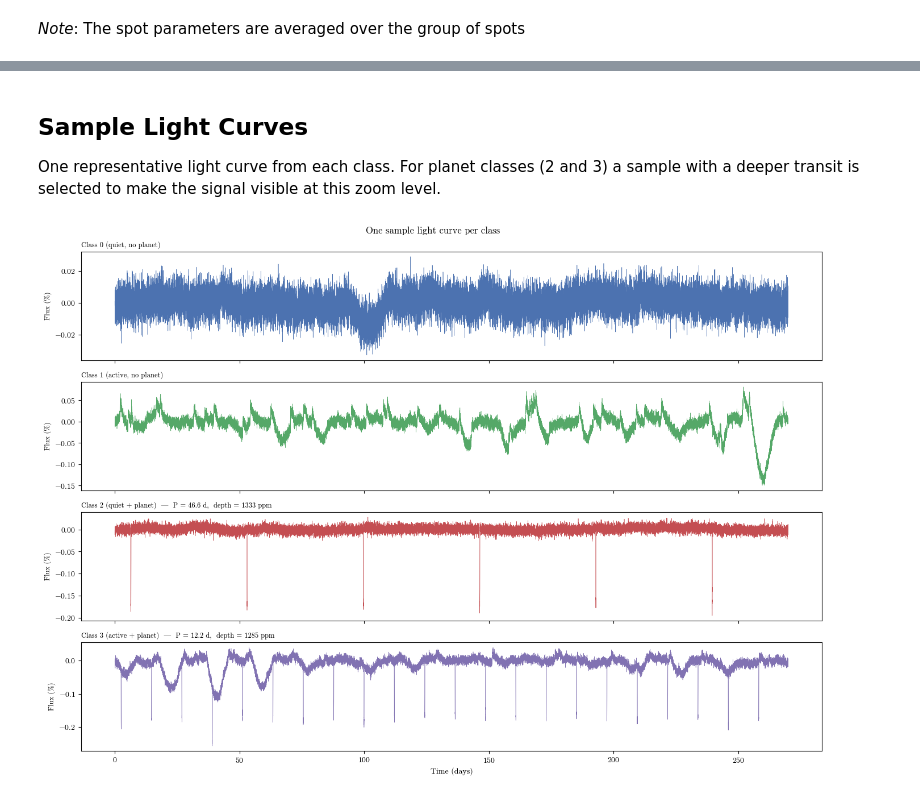
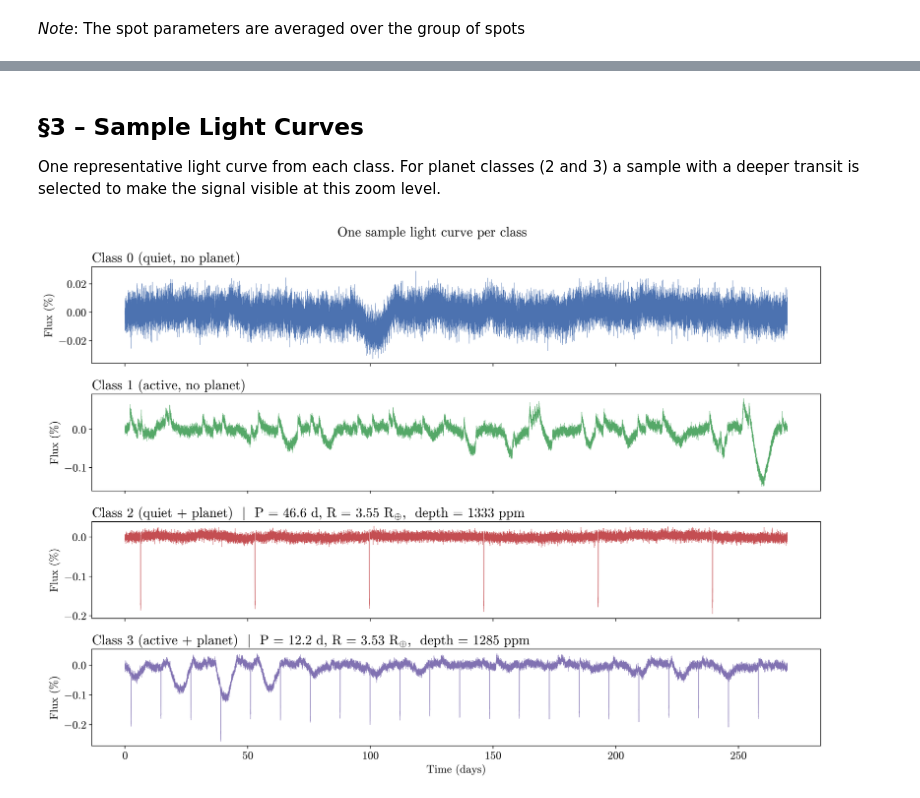
Before and after one commit to IsaacLP/Computational-Astrobiology, a Jupyter notebook: project/notebooks/phase2_simulation_pipeline.ipynb, the cells around one changed output, grey strips where cells are left out. Saved outputs shown, nothing was run; the diff lists cells and outputs as text; code cells hidden in the pictures.

```diff
--- a/project/notebooks/phase2_simulation_pipeline.ipynb
+++ b/project/notebooks/phase2_simulation_pipeline.ipynb
@@ -52,6 +56,7 @@ import matplotlib.ticker as mticker
 from matplotlib.patches import Rectangle
 
 plt.style.use("seaborn-v0_8-deep")
+plt.rcParams.update({"figure.dpi":300,"font.size":14})
 
 # Resolve project root so we can import simulation utilities and access the grid
 PROJECT = Path().resolve().parent
@@ -317,37 +321,3 @@ plt.show()
 | Orbital angle [°] | uniform | 0–360 |
 
 The log-uniform draws reflect roughly flat occurrence rates in log-period and log-radius; the 3–50 d window ensures at least ~5 transits in the 270-day baseline. The semi-major axis is computed from Kepler's 3rd law using the stellar mass recovered from the CESAM2K grid. Transit depth is likewise computed using the grid stellar radius and stored in `metadata.csv`.
-# %%
-# Planet parameters — classes 2 (quiet + planet) vs 3 (active + planet)
-planet_meta = meta[meta["label"].isin([2, 3])].copy()
-
-planet_params = [
-    ("planet_period_days",  "Orbital period (d)",          True),
-    ("planet_radius_earth", r"Planet radius (R$_\oplus$)", True),
-    ("transit_depth_ppm",   "Transit depth (ppm)",         True),
-    ("orbital_angle_deg",     r"Orbital angle ($^\circ$)",         False),
-]
-
-fig, axes = plt.subplots(1, 4, figsize=(14, 3.5))
-
-for ax, (col, xlabel, log_x) in zip(axes, planet_params):
-    for cls in [2, 3]:
-        vals = planet_meta[planet_meta["label"] == cls][col].dropna()
-        if vals.empty:
-            continue
-        if log_x:
-            lo, hi = np.log10(vals.min()), np.log10(vals.max())
-            bins = np.logspace(lo, hi, 30) if lo < hi else 30
-            ax.set_xscale("log")
-        else:
-            bins = 30
-        ax.hist(vals, bins=bins, alpha=0.55, color=CLASS_COLORS[cls], label=CLASS_LABELS[cls])
-    ax.set_xlabel(xlabel, fontsize=9)
-    ax.set_ylabel("Count", fontsize=9)
-    ax.xaxis.set_major_formatter(mticker.ScalarFormatter())
-    ax.tick_params(labelsize=8)
-
-axes[0].legend(fontsize=8)
-fig.suptitle("Planet parameters (classes 2 & 3)", fontsize=11)
-plt.tight_layout()
-plt.show()
@@ -356,39 +367,41 @@ plt.show()
 # %% [markdown]
-## Sample Light Curves
+## §3 – Sample Light Curves
 
 One representative light curve from each class. For planet classes (2 and 3) a sample with a deeper transit is selected to make the signal visible at this zoom level.
 # %%
 time_days, flux_all, labels, file_ids = load_dataset(H5_PATH)
 
 fig, axes = plt.subplots(4, 1, figsize=(14, 10), sharex=True)
 
 for cls in range(4):
     cls_indices = np.where(labels == cls)[0]
 
     if cls in (2, 3):
         # Pick a sample with a clearly visible transit (6th-deepest by transit_depth_ppm)
         cls_fids = [file_ids[idx] for idx in cls_indices]
         depth_series = meta[meta.index.isin(cls_fids)]["transit_depth_ppm"].dropna()
         target_fid = depth_series.nlargest(10).index[5]
         picked = next((idx for idx in cls_indices if file_ids[idx] == target_fid), cls_indices[0])
     else:
         picked = cls_indices[0]
 
     ax = axes[cls]
     ax.plot(time_days, flux_all[picked] / 1e4, lw=0.4, color=CLASS_COLORS[cls], rasterized=True)
-    ax.set_ylabel("Flux (%)", fontsize=9)
+    ax.set_ylabel("Flux (%)")
 
     title = CLASS_LABELS[cls]
     if cls in (2, 3) and file_ids[picked] in meta.index:
         row  = meta.loc[file_ids[picked]]
         depth  = row.get("transit_depth_ppm", float("nan"))
         period = row.get("planet_period_days",  float("nan"))
-        title += f"  |  P = {period:.1f} d,  depth = {depth:.0f} ppm"
-    ax.set_title(title, fontsize=9, loc="left")
+        radius = row.get("planet_radius_earth",float("nan"))
+        r_earth = r"$\text{R}_{\oplus}$"
+        title += f"  $|$  P = {period:.1f} d, R = {radius:.2f} {r_earth},  depth = {depth:.0f} ppm"
+    ax.set_title(title, loc="left")
 
 axes[-1].set_xlabel("Time (days)")
-fig.suptitle("One sample light curve per class", fontsize=12)
+fig.suptitle("One sample light curve per class")
 plt.tight_layout()
 plt.show()
 # %% [output]
-[figure, old version]
+[figure, new version]
```
Also changed, not shown: parts of 41 cells of this notebook.
